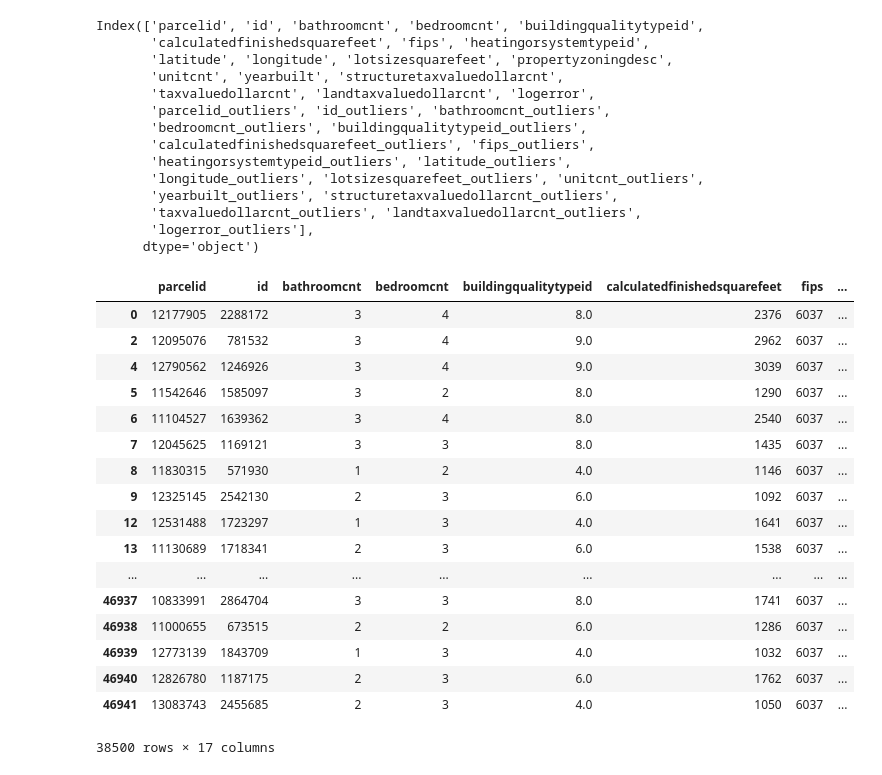
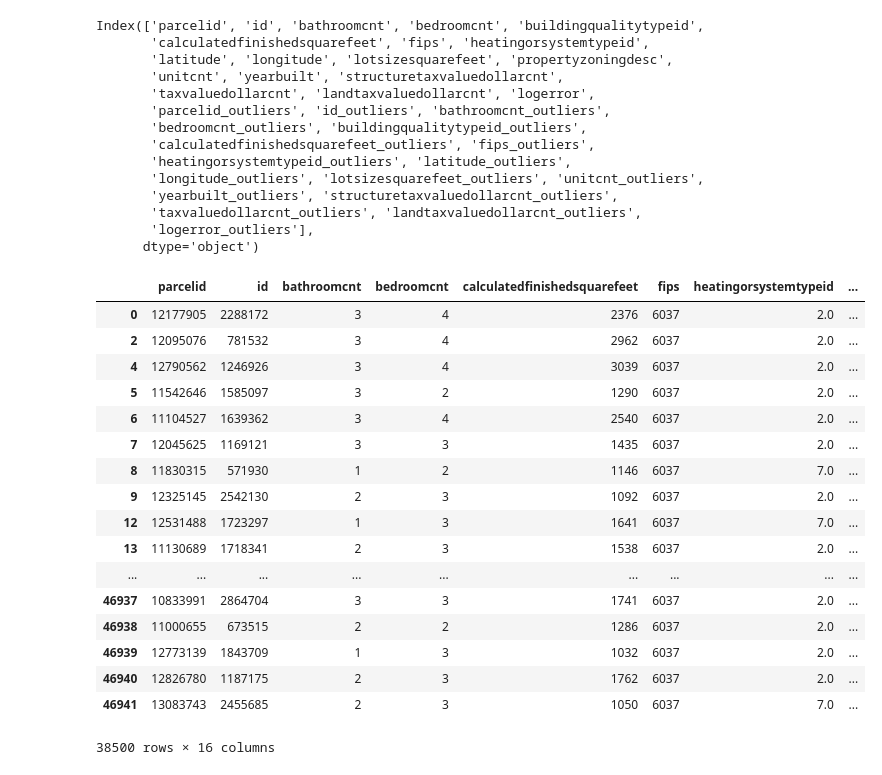
Before and after one commit to Osdorn-Typewriter-Repair/osdorn_project, a Jupyter notebook: osdorn_project_sean.ipynb, the cells around one changed output. Cells and saved outputs as stored; diff of their text form; code cells hidden in the pictures.

```diff
--- a/osdorn_project_sean.ipynb
+++ b/osdorn_project_sean.ipynb
@@ -340,26 +340,27 @@ def drop_col(new_df):
            'longitude_outliers', 'lotsizesquarefeet_outliers', 'unitcnt_outliers',
            'yearbuilt_outliers', 'structuretaxvaluedollarcnt_outliers',
            'taxvaluedollarcnt_outliers', 'landtaxvaluedollarcnt_outliers',
-           'logerror_outliers', 'propertyzoningdesc'])
+           'logerror_outliers', 'propertyzoningdesc', 'buildingqualitytypeid'])
     return new_df
-# %%
-drop_col(new_df)
-# %% [output]
-|  | parcelid | id | bathroomcnt | bedroomcnt | buildingqualitytypeid | calculatedfinishedsquarefeet | fips | ... |
-| 0 | 12177905 | 2288172 | 3 | 4 | 8.0 | 2376 | 6037 | ... |
-| 2 | 12095076 | 781532 | 3 | 4 | 9.0 | 2962 | 6037 | ... |
-| 4 | 12790562 | 1246926 | 3 | 4 | 9.0 | 3039 | 6037 | ... |
-| 5 | 11542646 | 1585097 | 3 | 2 | 8.0 | 1290 | 6037 | ... |
-| 6 | 11104527 | 1639362 | 3 | 4 | 8.0 | 2540 | 6037 | ... |
-| 7 | 12045625 | 1169121 | 3 | 3 | 8.0 | 1435 | 6037 | ... |
-| 8 | 11830315 | 571930 | 1 | 2 | 4.0 | 1146 | 6037 | ... |
-| 9 | 12325145 | 2542130 | 2 | 3 | 6.0 | 1092 | 6037 | ... |
-| 12 | 12531488 | 1723297 | 1 | 3 | 4.0 | 1641 | 6037 | ... |
-| 13 | 11130689 | 1718341 | 2 | 3 | 6.0 | 1538 | 6037 | ... |
-| ... | ... | ... | ... | ... | ... | ... | ... | ... |
-| 46937 | 10833991 | 2864704 | 3 | 3 | 8.0 | 1741 | 6037 | ... |
-| 46938 | 11000655 | 673515 | 2 | 2 | 6.0 | 1286 | 6037 | ... |
-| 46939 | 12773139 | 1843709 | 1 | 3 | 4.0 | 1032 | 6037 | ... |
-| 46940 | 12826780 | 1187175 | 2 | 3 | 6.0 | 1762 | 6037 | ... |
-| 46941 | 13083743 | 2455685 | 2 | 3 | 4.0 | 1050 | 6037 | ... |
-38500 rows × 17 columns
+# %%
+new_df = drop_col(new_df)
+new_df
+# %% [output]
+|  | parcelid | id | bathroomcnt | bedroomcnt | calculatedfinishedsquarefeet | fips | heatingorsystemtypeid | ... |
+| 0 | 12177905 | 2288172 | 3 | 4 | 2376 | 6037 | 2.0 | ... |
+| 2 | 12095076 | 781532 | 3 | 4 | 2962 | 6037 | 2.0 | ... |
+| 4 | 12790562 | 1246926 | 3 | 4 | 3039 | 6037 | 2.0 | ... |
+| 5 | 11542646 | 1585097 | 3 | 2 | 1290 | 6037 | 2.0 | ... |
+| 6 | 11104527 | 1639362 | 3 | 4 | 2540 | 6037 | 2.0 | ... |
+| 7 | 12045625 | 1169121 | 3 | 3 | 1435 | 6037 | 2.0 | ... |
+| 8 | 11830315 | 571930 | 1 | 2 | 1146 | 6037 | 7.0 | ... |
+| 9 | 12325145 | 2542130 | 2 | 3 | 1092 | 6037 | 2.0 | ... |
+| 12 | 12531488 | 1723297 | 1 | 3 | 1641 | 6037 | 7.0 | ... |
+| 13 | 11130689 | 1718341 | 2 | 3 | 1538 | 6037 | 2.0 | ... |
+| ... | ... | ... | ... | ... | ... | ... | ... | ... |
+| 46937 | 10833991 | 2864704 | 3 | 3 | 1741 | 6037 | 2.0 | ... |
+| 46938 | 11000655 | 673515 | 2 | 2 | 1286 | 6037 | 2.0 | ... |
+| 46939 | 12773139 | 1843709 | 1 | 3 | 1032 | 6037 | 2.0 | ... |
+| 46940 | 12826780 | 1187175 | 2 | 3 | 1762 | 6037 | 2.0 | ... |
+| 46941 | 13083743 | 2455685 | 2 | 3 | 1050 | 6037 | 7.0 | ... |
+38500 rows × 16 columns
```
